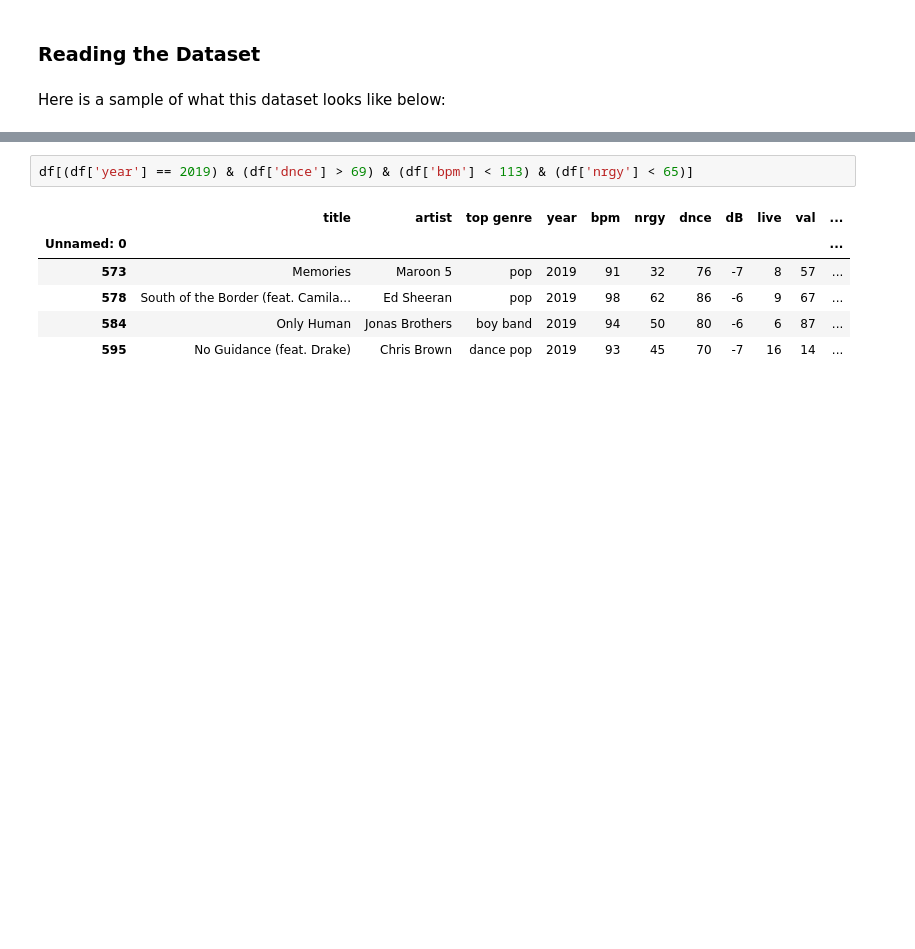
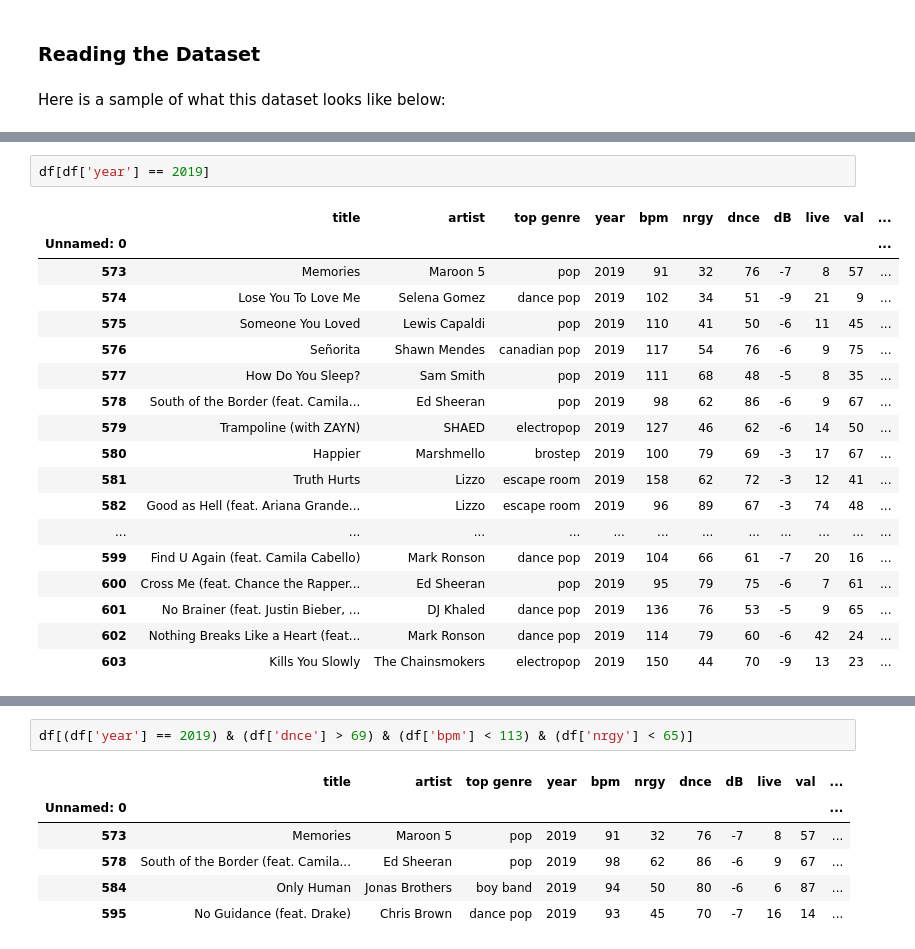
Before and after one commit to NituSidhu/spotify-analysis, a Jupyter notebook: spotify-analysis.ipynb, the cells around one changed output, grey strips where cells are left out. Saved outputs shown, nothing was run; the diff lists cells and outputs as text; blank space fills up the shorter version.

```diff
--- a/spotify-analysis.ipynb
+++ b/spotify-analysis.ipynb
@@ -52 +38,22 @@ df[df['artist'] == 'Kanye West']
+# %%
+df[df['year'] == 2019]
+# %% [output]
+|  | title | artist | top genre | year | bpm | nrgy | dnce | dB | live | val | ... |
+| Unnamed: 0 |  |  |  |  |  |  |  |  |  |  | ... |
+| 573 | Memories | Maroon 5 | pop | 2019 | 91 | 32 | 76 | -7 | 8 | 57 | ... |
+| 574 | Lose You To Love Me | Selena Gomez | dance pop | 2019 | 102 | 34 | 51 | -9 | 21 | 9 | ... |
+| 575 | Someone You Loved | Lewis Capaldi | pop | 2019 | 110 | 41 | 50 | -6 | 11 | 45 | ... |
+| 576 | Señorita | Shawn Mendes | canadian pop | 2019 | 117 | 54 | 76 | -6 | 9 | 75 | ... |
+| 577 | How Do You Sleep? | Sam Smith | pop | 2019 | 111 | 68 | 48 | -5 | 8 | 35 | ... |
+| 578 | South of the Border (feat. Camila... | Ed Sheeran | pop | 2019 | 98 | 62 | 86 | -6 | 9 | 67 | ... |
+| 579 | Trampoline (with ZAYN) | SHAED | electropop | 2019 | 127 | 46 | 62 | -6 | 14 | 50 | ... |
+| 580 | Happier | Marshmello | brostep | 2019 | 100 | 79 | 69 | -3 | 17 | 67 | ... |
+| 581 | Truth Hurts | Lizzo | escape room | 2019 | 158 | 62 | 72 | -3 | 12 | 41 | ... |
+| 582 | Good as Hell (feat. Ariana Grande... | Lizzo | escape room | 2019 | 96 | 89 | 67 | -3 | 74 | 48 | ... |
+| ... | ... | ... | ... | ... | ... | ... | ... | ... | ... | ... | ... |
+| 599 | Find U Again (feat. Camila Cabello) | Mark Ronson | dance pop | 2019 | 104 | 66 | 61 | -7 | 20 | 16 | ... |
+| 600 | Cross Me (feat. Chance the Rapper... | Ed Sheeran | pop | 2019 | 95 | 79 | 75 | -6 | 7 | 61 | ... |
+| 601 | No Brainer (feat. Justin Bieber, ... | DJ Khaled | dance pop | 2019 | 136 | 76 | 53 | -5 | 9 | 65 | ... |
+| 602 | Nothing Breaks Like a Heart (feat... | Mark Ronson | dance pop | 2019 | 114 | 79 | 60 | -6 | 42 | 24 | ... |
+| 603 | Kills You Slowly | The Chainsmokers | electropop | 2019 | 150 | 44 | 70 | -9 | 13 | 23 | ... |
 # %% [markdown]
```
Also changed, not shown: parts of 65 cells of this notebook.
